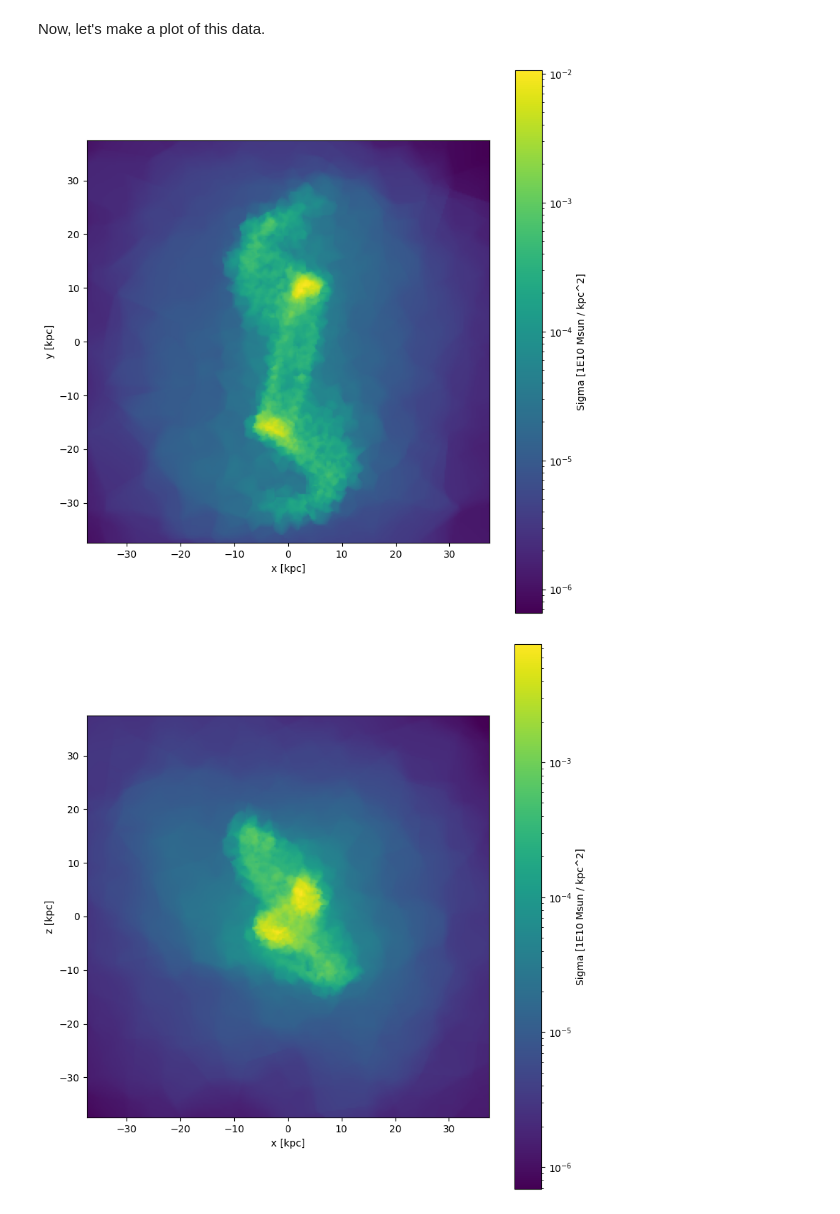
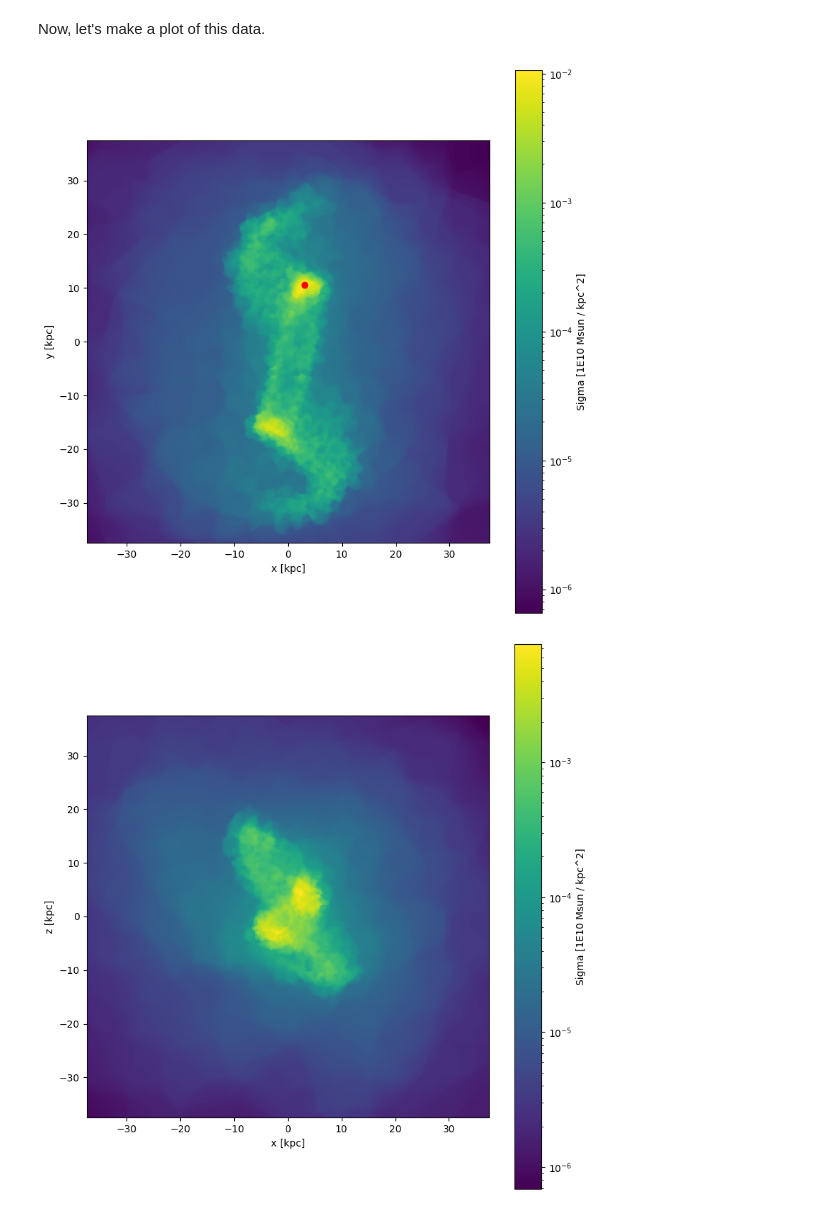
Before and after one commit to gusbeane/vortrace, a Jupyter notebook: notebooks/QuickStart.ipynb, the cells around one changed output. Saved outputs shown, nothing was run; the diff lists cells and outputs as text; code cells hidden in the pictures.

```diff
--- a/notebooks/QuickStart.ipynb
+++ b/notebooks/QuickStart.ipynb
@@ -15,20 +15,20 @@ def read_arepo_snap(snapname):
     f = h5.File(snapname, mode='r')
 
     pos = np.array(f['PartType0']['Coordinates'])
-    dens = np.array(f['PartType0']['Density'])
+    rho = np.array(f['PartType0']['Density'])
     BoxSize = f['Parameters'].attrs['BoxSize']
 
     f.close()
 
-    return pos, dens, BoxSize
+    return pos, rho, BoxSize
 # %% [markdown]
 Next, we actually load in the data and create a Projection Cloud object. This object stores the Voronoi mesh data and facilitates various operations over the dataset.
 # %%
 snapname = '../tests/test_data/galaxy_interaction.hdf5'
-pos, dens, BoxSize = read_arepo_snap(snapname)
+pos, rho, BoxSize = read_arepo_snap(snapname)
 
 L = 75.
-pc = vt.ProjectionCloud(pos, dens, boundbox=[0., BoxSize, 0., BoxSize, 0., BoxSize])
+pc = vt.ProjectionCloud(pos, rho, boundbox=[0., BoxSize, 0., BoxSize, 0., BoxSize])
 # %% [output]
 Applying bounding box...
 npart: 7217
@@ -55,17 +56,19 @@ Now, let's make a plot of this data.
 # %%
 fig, ax = plt.subplots(1, 1, figsize=(8, 8))
 
 im = ax.imshow(dat_xy.T, extent=[-L/2., L/2., -L/2., L/2.], origin = 'lower', norm=mpl.colors.LogNorm())
 
 ax.set_xlabel('x [kpc]')
 ax.set_ylabel('y [kpc]')
 
+ax.scatter(3, 10.5, c='r')
+
 fig.colorbar(im, ax=ax, label='Sigma [1E10 Msun / kpc^2]')
 fig.tight_layout()
 
 plt.show()
 # %% [output]
-[figure, old version]
+[figure, new version]
 # %%
 fig, ax = plt.subplots(1, 1, figsize=(8, 8))
 
```
Also changed, not shown: parts of 6 cells of this notebook, 2 other files.
